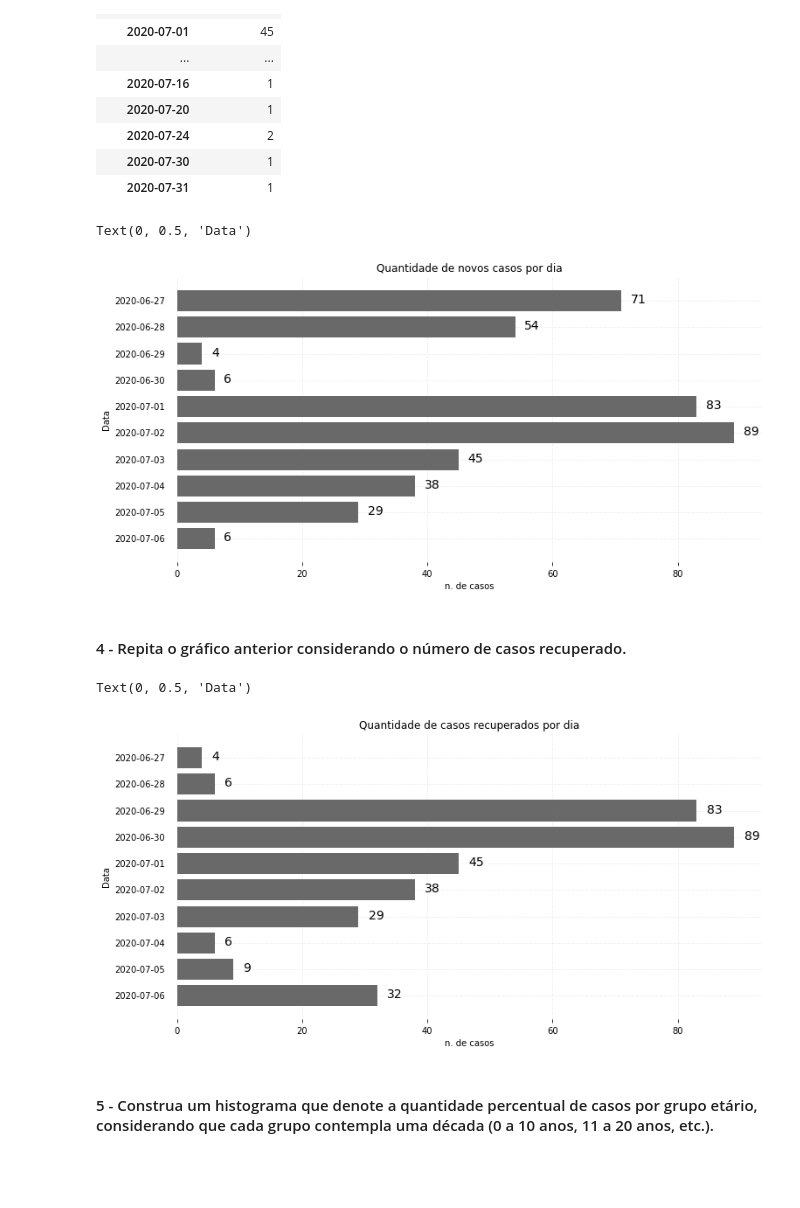
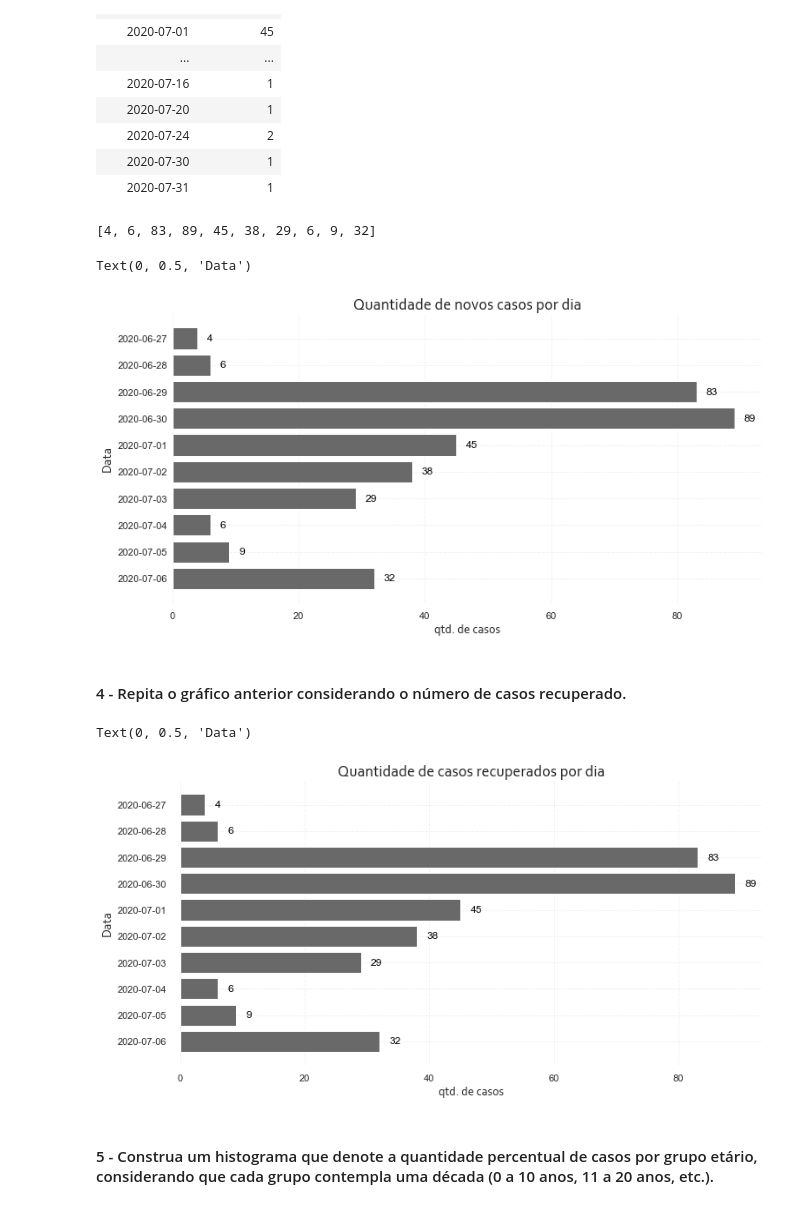
Before and after one commit to jvmdo/rna-pp1-2020, a Jupyter notebook: Código/PP1_redesneurais.ipynb, the cells around one changed output. Cells and saved outputs as stored; diff of their text form; code cells hidden in the pictures; blank space fills up the shorter version.

Commit message:
Fix: questao de visualizacao de dados 1
cores e dados estavam errados

```diff
--- a/Código/PP1_redesneurais.ipynb
+++ b/Código/PP1_redesneurais.ipynb
@@ -303,0 +296,14 @@ Text(0.5, 1.0, 'Distribuição de Casos Confirmados por Bairro')
+# %%
+fig, ax = plt.subplots(figsize =(12, 6))
+font = {'fontname':'Corbel'}
+
+for s in ['top', 'bottom', 'left', 'right']:
+    ax.spines[s].set_visible(False)
+
+# Add x, y gridlines
+ax.grid(b = True, color ='grey', linestyle ='-.', linewidth = 0.5, alpha = 0.2)
+
+ax.bar(sigla_bairros, [x/total * 100 for x in top10_casos_bairro], color='dimgray')
+ax.set_xlabel("Bairro", fontsize=14, **font)
+ax.set_ylabel("% de Casos", fontsize=14, **font)
+ax.set_title("Distribuição de Casos Confirmados por Bairro", fontsize=14, **font)
@@ -362,10 +371,13 @@ days_group.tail(20)
 | 2020-07-30 | 1 |
 | 2020-07-31 | 1 |
 # %%
-bar_days = days_group.tail(17).values
+bar_days = days_group.tail(15).values
 bar_days = bar_days.flatten()
-bar_days = np.delete(bar_days, [i for i in range(10,17)])
+bar_days = np.delete(bar_days, [i for i in range(10,15)])
 bar_days = list(bar_days)
+print(bar_days)
+# %% [output]
+[4, 6, 83, 89, 45, 38, 29, 6, 9, 32]
 # %%
 days = ['2020-06-27', '2020-06-28', '2020-06-29', '2020-06-30', '2020-07-01', '2020-07-02', '2020-07-03', '2020-07-04', '2020-07-05', '2020-07-06']
 # %%
@@ -376,39 +388,40 @@ x_axis = bar_days
 fig, ax = plt.subplots(figsize =(12, 6))
 
 # Horizontal Bar Plot
 ax.barh(y_axis, x_axis, color='dimgray')
 
 # Remove axes splines
 for s in ['top', 'bottom', 'left', 'right']:
     ax.spines[s].set_visible(False)
 
 # Remove y ticks
 ax.yaxis.set_ticks_position('none')
 
 # Add padding between axes and labels
 ax.xaxis.set_tick_params(pad = 5)
-ax.yaxis.set_tick_params(pad = 10)
+ax.yaxis.set_tick_params(pad = 0)
 
 # Add x, y gridlines
 ax.grid(b = True, color ='grey', linestyle ='-.', linewidth = 0.5, alpha = 0.2)
 
 # Show at middle
 ax.invert_yaxis()
 
 # Add annotation to bars
 for i in ax.patches:
     plt.text(i.get_width()+1.5, i.get_y()+0.5,
              str(i.get_width()),
-             fontsize = 14, fontweight ='normal',
+             fontsize = 12, fontweight ='normal',
              color = 'black')
 
 # Add Plot Title
-ax.set_title('Quantidade de novos casos por dia', loc ='center')
-ax.set_xlabel('n. de casos')
-ax.set_ylabel('Data')
+font = {'fontname':'Corbel'}
+ax.set_title('Quantidade de novos casos por dia', fontsize=18, loc ='center', **font)
+ax.set_xlabel('qtd. de casos', fontsize=14, **font)
+ax.set_ylabel('Data', fontsize=15, **font)
 # %% [output]
 Text(0, 0.5, 'Data')
-[figure, old version]
+[figure, new version]
 # %% [markdown]
 #### 4 - Repita o gráfico anterior considerando o número de casos recuperado.
 # %%
@@ -452,16 +465,17 @@ ax.invert_yaxis()
 for i in ax.patches:
     plt.text(i.get_width()+1.6, i.get_y()+0.5,
              str(i.get_width()),
-             fontsize = 14, fontweight ='normal',
+             fontsize = 12, fontweight ='normal',
              color = 'black')
 
 # Add Plot Title
-ax.set_title('Quantidade de casos recuperados por dia', loc ='center')
-ax.set_xlabel('n. de casos')
-ax.set_ylabel('Data')
+font = {'fontname':'Corbel'}
+ax.set_title('Quantidade de casos recuperados por dia', fontsize=18, loc ='center', **font)
+ax.set_xlabel('qtd. de casos', fontsize=14, **font)
+ax.set_ylabel('Data', fontsize=15, **font)
 # %% [output]
 Text(0, 0.5, 'Data')
-[figure, old version]
+[figure, new version]
 # %% [markdown]
 #### 5 - Construa um histograma que denote a quantidade percentual de casos por grupo etário, considerando que cada grupo contempla uma década (0 a 10 anos, 11 a 20 anos, etc.).
 # %%
```
Also changed, not shown: parts of 5 cells of this notebook.
